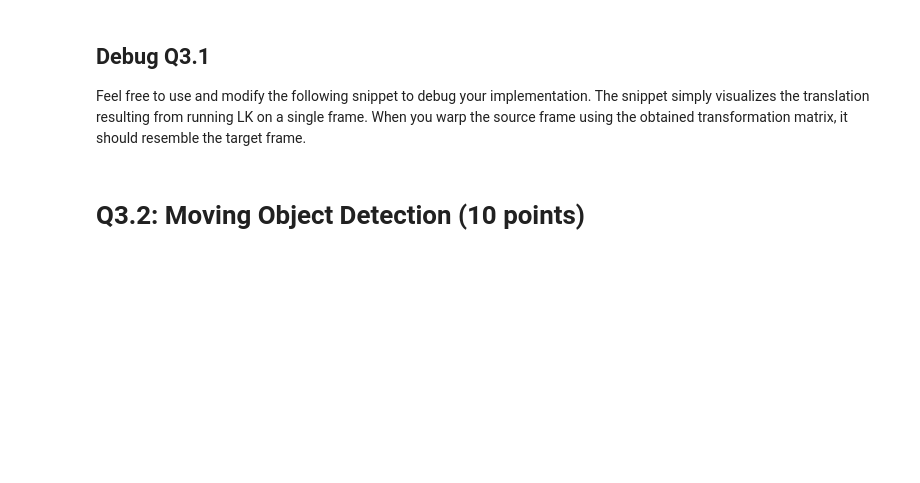
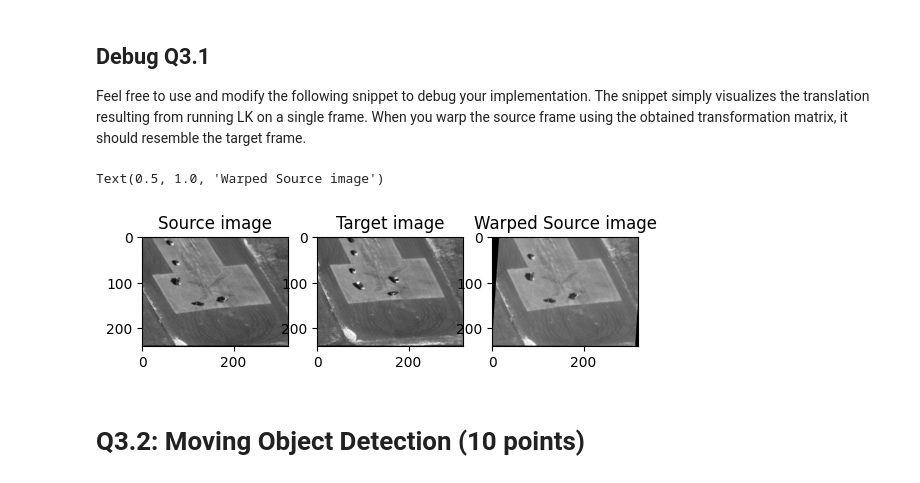
Before and after one commit to PAOK-2001/ComputerVision-16720, a Jupyter notebook: hw2/LucasKanadeAffine.ipynb, the cells around one changed output. Saved outputs shown, nothing was run; the diff lists cells and outputs as text; code cells hidden in the pictures; blank space fills up the shorter version.

Commit message:
Implemented skeleton for affine LK tracker:
'

```diff
--- a/hw2/LucasKanadeAffine.ipynb
+++ b/hw2/LucasKanadeAffine.ipynb
@@ -23,21 +42,2 @@ if not os.path.exists('/content/antseq.npy'):
 # %% [markdown]
 ## Q3.1: Dominant Motion Estimation (15 points)
-# %%
-from scipy.interpolate import RectBivariateSpline
-
-def LucasKanadeAffine(It, It1, threshold, num_iters):
-    """
-    :param It        : (H, W), current image
-    :param It1       : (H, W), next image
-    :param threshold : (float), if the length of dp < threshold, terminate the optimization
-    :param num_iters : (int), number of iterations for running the optimization
-
-    :return: M       : (2, 3) The affine transform matrix
-    """
-    # Initial M
-    M = np.array([[1.0, 0.0, 0.0], [0.0, 1.0, 0.0]])
-
-    # ===== your code here! =====
-
-    # ===== End of code =====
-    return M
@@ -50,29 +134,34 @@ Feel free to use and modify the following snippet to debug your implementation.
 # %%
 import cv2
 
 num_iters = 100
 threshold = 0.01
-seq = np.load("/content/aerialseq.npy")
+seq = np.load("data/aerialseq.npy")
 It = seq[:,:,0]
-It1 = seq[:,:,10]
+# It1 = seq[:,:,10]
+It1 = seq[:,:,20]
+
 
 # Source frame
 plt.figure()
 plt.subplot(1,3,1)
 plt.imshow(It, cmap='gray')
 plt.title('Source image')
 
 # Target frame
 plt.subplot(1,3,2)
 plt.imshow(It1, cmap='gray')
 plt.title('Target image')
 
 # Warped source frame
 M = LucasKanadeAffine(It, It1, threshold, num_iters)
 warped_It = cv2.warpAffine(It, M,(It.shape[1],It.shape[0]))
 plt.subplot(1,3,3)
 plt.imshow(warped_It, cmap='gray')
 plt.title('Warped Source image')
+# %% [output]
+Text(0.5, 1.0, 'Warped Source image')
+[figure, added]
 # %% [markdown]
 # Q3.2: Moving Object Detection (10 points)
 # %%
```
Also changed, not shown: parts of 8 cells of this notebook, 1 other file.
